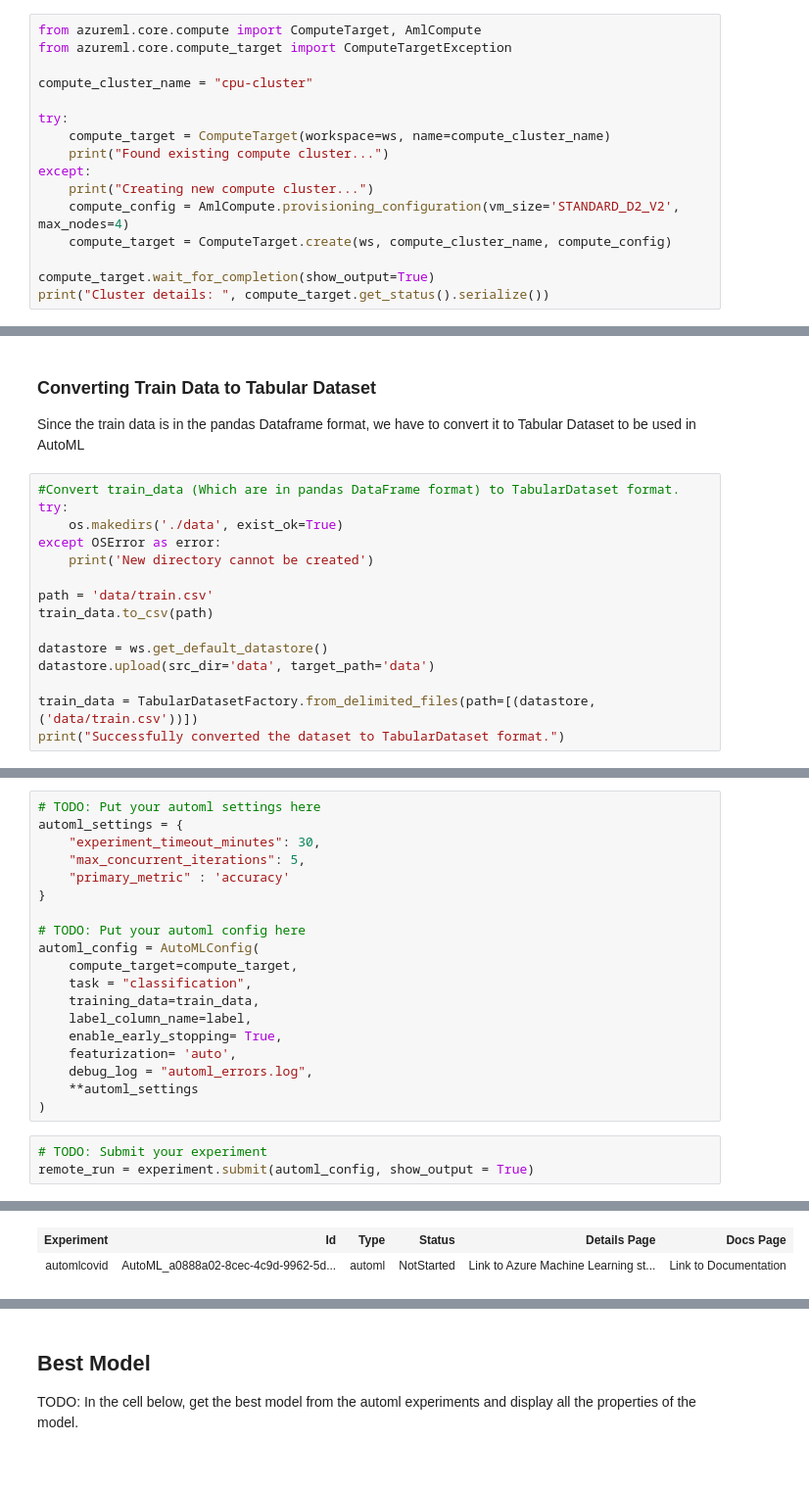
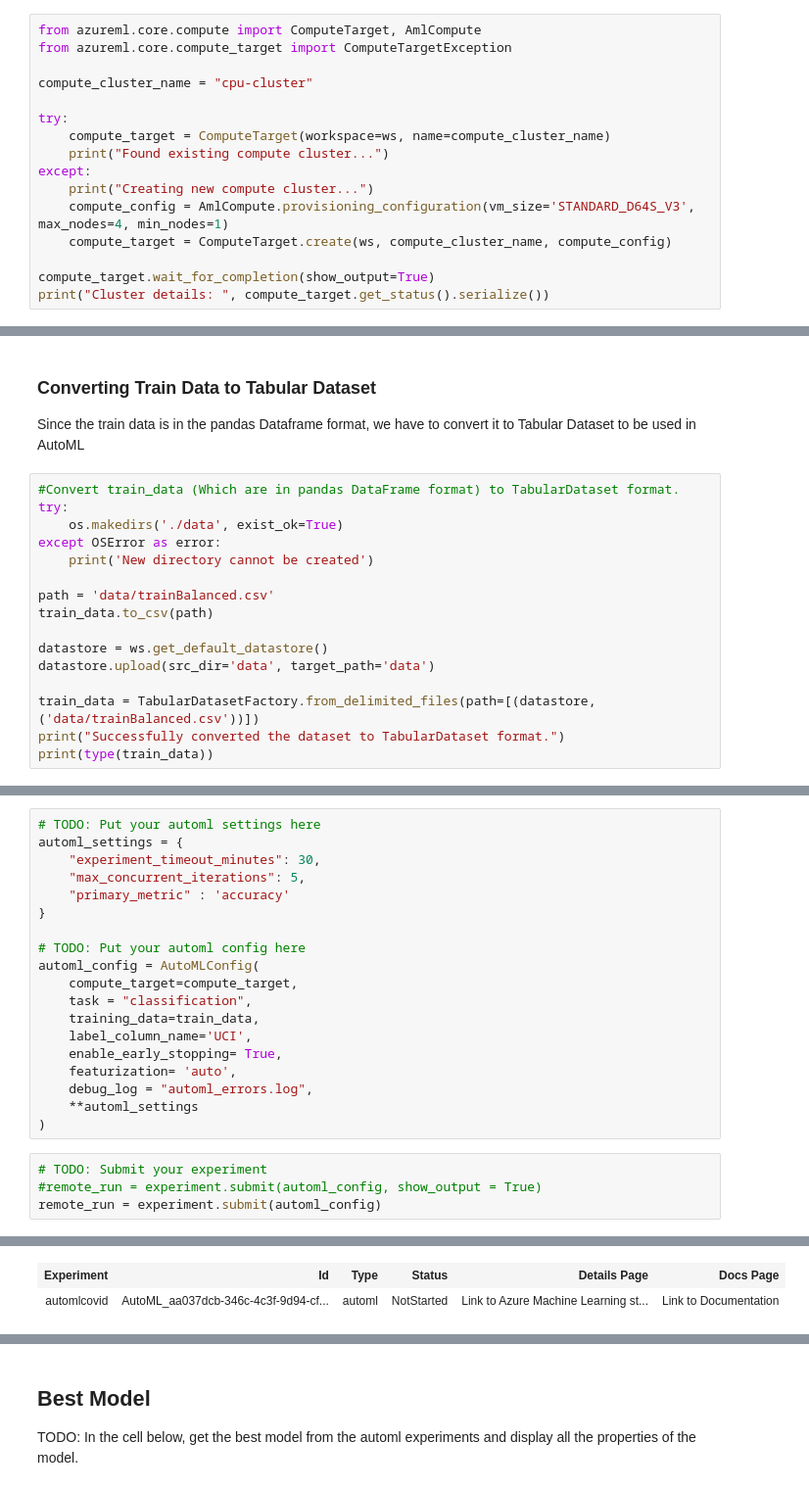
Before and after one commit to georgetegral/Capstone-Azure-Machine-Learning-Engineer, a Jupyter notebook: automl.ipynb, the cells around one changed output, grey strips where cells are left out. Shown at 98% size. Cells and saved outputs as stored; diff of their text form.

Commit message:
Finished second part of AutoML notebook

```diff
--- a/automl.ipynb
+++ b/automl.ipynb
@@ -69,7 +84,7 @@ try:
     print("Found existing compute cluster...")
 except:
     print("Creating new compute cluster...")
-    compute_config = AmlCompute.provisioning_configuration(vm_size='STANDARD_D2_V2', max_nodes=4)
+    compute_config = AmlCompute.provisioning_configuration(vm_size='STANDARD_D64S_V3', max_nodes=4, min_nodes=1)
     compute_target = ComputeTarget.create(ws, compute_cluster_name, compute_config)
 
 compute_target.wait_for_completion(show_output=True)
@@ -132,12 +224,13 @@ try:
 except OSError as error:
     print('New directory cannot be created')
 
-path = 'data/train.csv'
+path = 'data/trainBalanced.csv'
 train_data.to_csv(path)
 
 datastore = ws.get_default_datastore()
 datastore.upload(src_dir='data', target_path='data')
 
-train_data = TabularDatasetFactory.from_delimited_files(path=[(datastore, ('data/train.csv'))])
+train_data = TabularDatasetFactory.from_delimited_files(path=[(datastore, ('data/trainBalanced.csv'))])
 print("Successfully converted the dataset to TabularDataset format.")
+print(type(train_data))
 # %% [output]
@@ -166,7 +260,7 @@ automl_config = AutoMLConfig(
     compute_target=compute_target,
     task = "classification",
     training_data=train_data,
-    label_column_name=label,
+    label_column_name='UCI',
     enable_early_stopping= True,
     featurization= 'auto',
     debug_log = "automl_errors.log",
@@ -174,10 +268,11 @@ automl_config = AutoMLConfig(
 )
 # %%
 # TODO: Submit your experiment
-remote_run = experiment.submit(automl_config, show_output = True)
+#remote_run = experiment.submit(automl_config, show_output = True)
+remote_run = experiment.submit(automl_config)
 # %% [output]
 Submitting remote run.
 No run_configuration provided, running on cpu-cluster with default configuration
 Running on remote compute: cpu-cluster
 | Experiment | Id | Type | Status | Details Page | Docs Page |
-| automlcovid | AutoML_a0888a02-8cec-4c9d-9962-5d... | automl | NotStarted | Link to Azure Machine Learning st... | Link to Documentation |
+| automlcovid | AutoML_aa037dcb-346c-4c3f-9d94-cf... | automl | NotStarted | Link to Azure Machine Learning st... | Link to Documentation |
```
Also changed, not shown: parts of 21 cells of this notebook.
